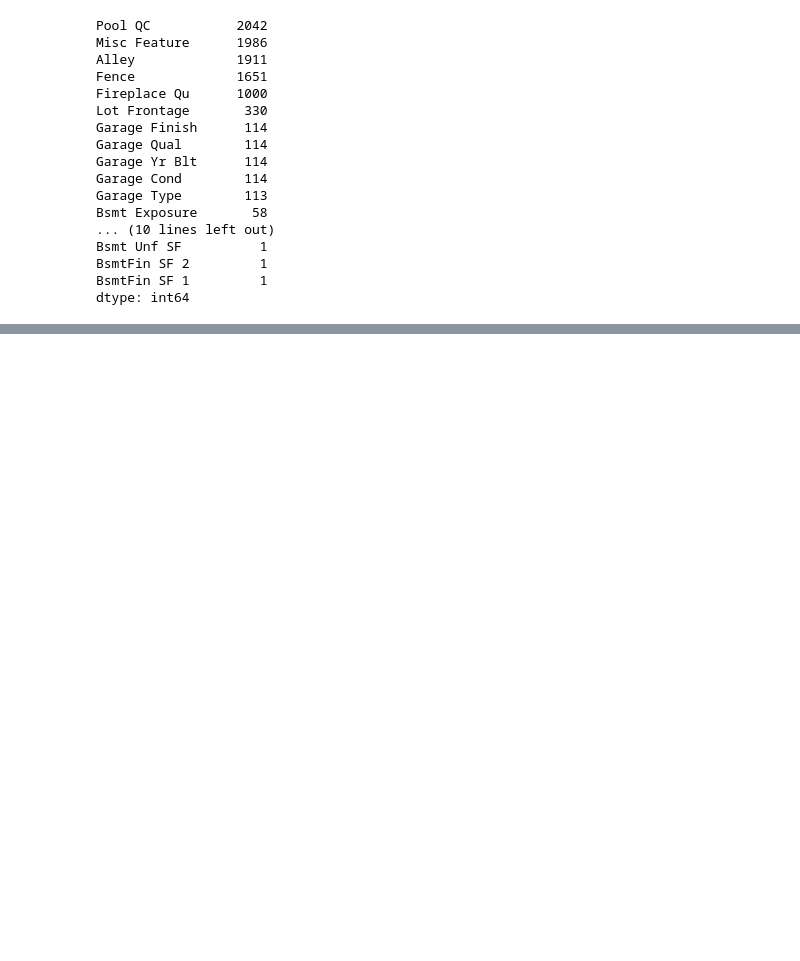
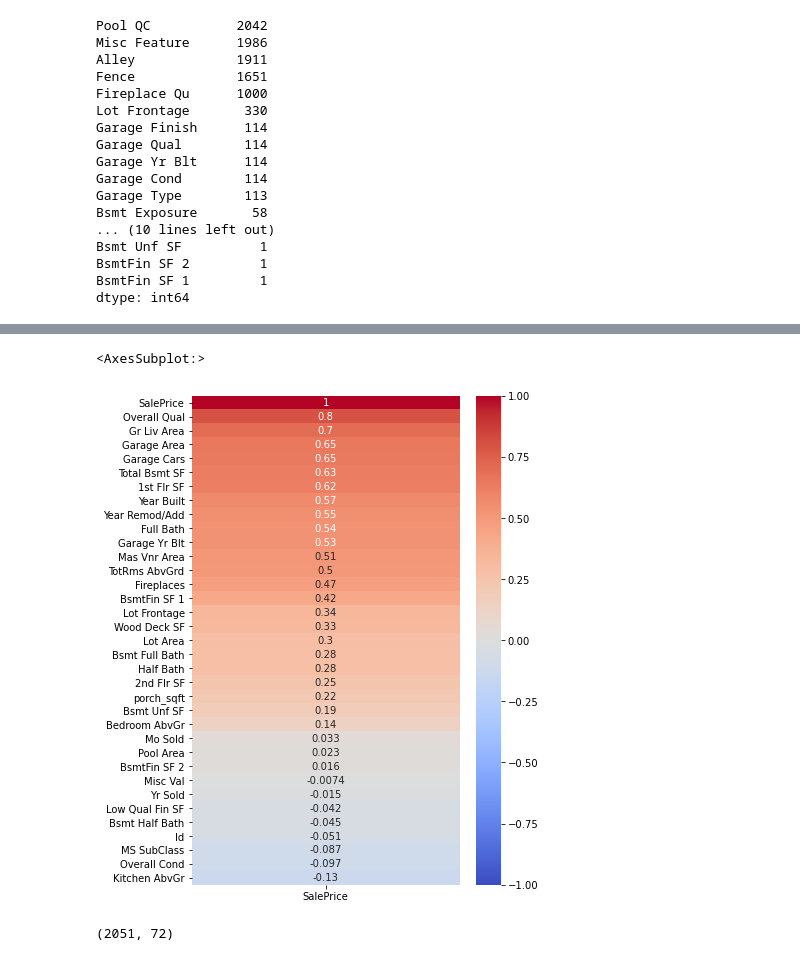
Before and after one commit to ajoneal/ames-iowa-housing-project, a Jupyter notebook: code.ipynb, the cells around one changed output, grey strips where cells are left out. Cells and saved outputs as stored; diff of their text form; code cells hidden in the pictures; blank space fills up the shorter version.

```diff
--- a/code.ipynb
+++ b/code.ipynb
@@ -112,3 +86,5 @@ Name: SalePrice, dtype: float64
+# %%
+df.drop(columns=['PID'], inplace=True)  # no effect on 'SalesPrice' column not needed
 # %%
 df['porch_sqft'] = df['Open Porch SF'] + df['Enclosed Porch'] + df['3Ssn Porch'] + df['Screen Porch']
 # %%
@@ -124,0 +98,14 @@ Name: porch_sqft, dtype: int64
+# %%
+plt.figure(figsize=(6,9))
+sns.heatmap(df.corr()[['SalePrice']].sort_values('SalePrice', ascending=False),
+           annot=True,
+           cmap='coolwarm',
+           vmin=-1,
+           vmax=1)
+# %% [output]
+<AxesSubplot:>
+[figure, added]
+# %%
+df.shape
+# %% [output]
+(2051, 72)
```
Also changed, not shown: parts of 12 cells of this notebook, 1 other file.
